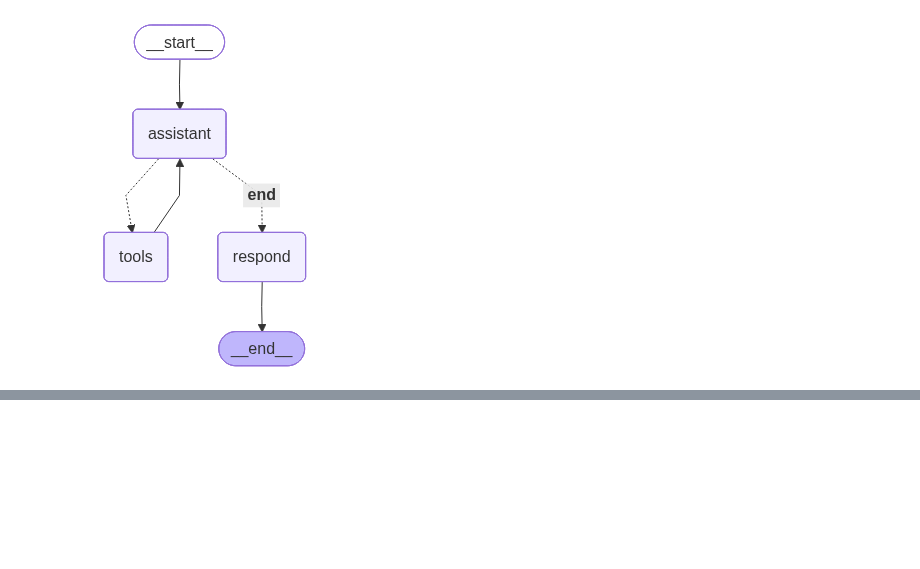
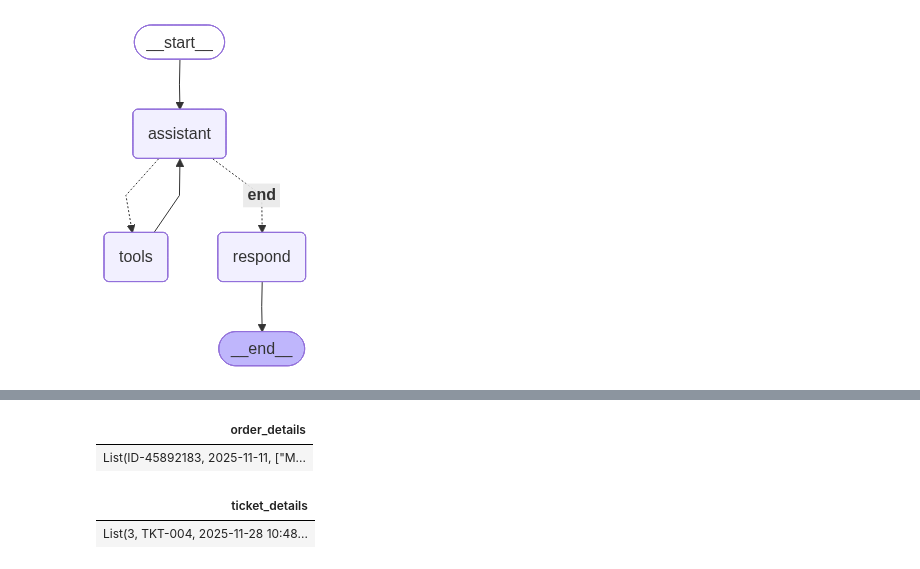
Before and after one commit to gabri-al/email_classificator_agent, a Jupyter notebook: 03_Agent_Graph_inMemory.ipynb, the cells around one changed output, grey strips where cells are left out. Cells and saved outputs as stored; diff of their text form; code cells hidden in the pictures; blank space fills up the shorter version.

```diff
--- a/03_Agent_Graph_inMemory.ipynb
+++ b/03_Agent_Graph_inMemory.ipynb
@@ -301,0 +282,14 @@ Test outputs:
+# %%
+%sql
+-- Available Context: Order Details
+SELECT classificator_agent_order_retriever(3) AS order_details;
+# %% [output]
+| order_details |
+| List(ID-45892183, 2025-11-11, ["M... |
+# %%
+%sql
+-- Available Context: Ticket Details
+SELECT classificator_agent_ticket_retriever(3) AS ticket_details;
+# %% [output]
+| ticket_details |
+| List(3, TKT-004, 2025-11-28 10:48... |
```
Also changed, not shown: parts of 13 cells of this notebook, 6 other files.
